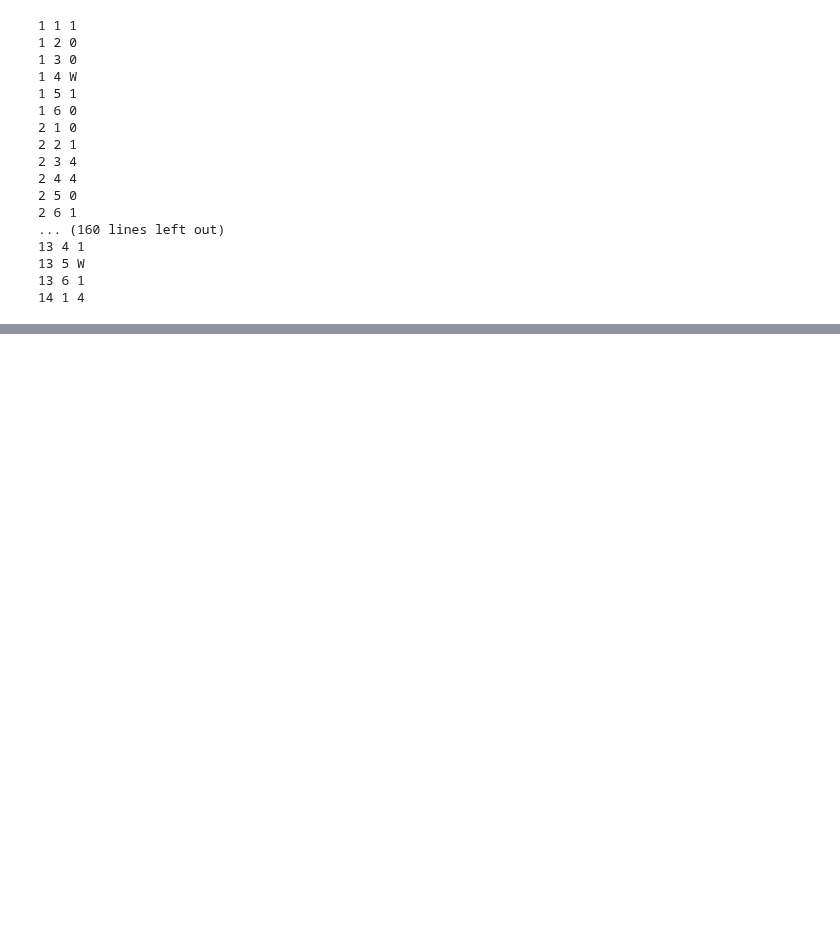
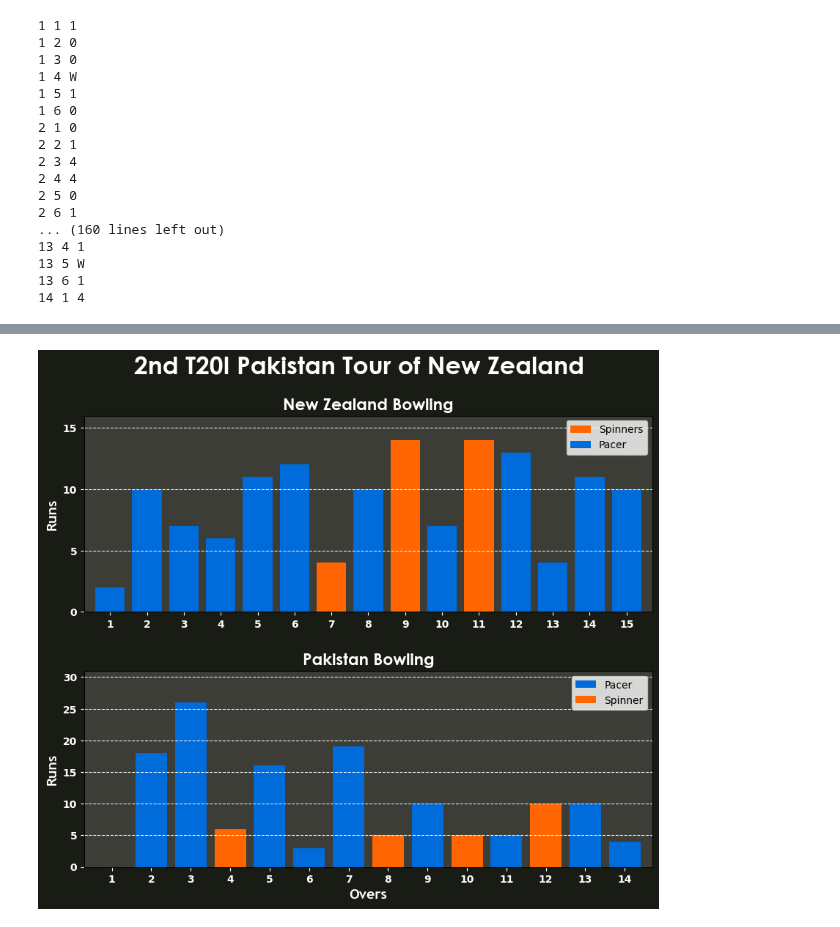
Before and after one commit to prakrist21/Python-File, a Jupyter notebook: Projects/Scraping Espncricinfo Selenium/dataframe.ipynb, the cells around one changed output, grey strips where cells are left out. Saved outputs shown, nothing was run; the diff lists cells and outputs as text; code cells hidden in the pictures; blank space fills up the shorter version.

```diff
--- a/Projects/Scraping Espncricinfo Selenium/dataframe.ipynb
+++ b/Projects/Scraping Espncricinfo Selenium/dataframe.ipynb
@@ -212,3 +202,6 @@ t12
+# %%
+Bowl1=t1[[ 'Over','Bowler','Run','Wkt','Type']]
+Bowl2=t2[[ 'Over','Bowler','Run','Wkt','Type']]
 # %%
 def applyThis(row):
     if row=="Spin":
@@ -257,0 +211,5 @@ plt.show()
+# %%
+Bowl1=Bowl1.copy()
+Bowl1.loc[:,'Color']=Bowl1['Type'].apply(applyThis)
+Bowl2=Bowl2.copy()
+Bowl2.loc[:,'Color']=Bowl2['Type'].apply(applyThis)
@@ -257,0 +231,69 @@ plt.show()
+# %%
+fig=plt.figure(figsize=(10,8))
+# Gap between 2 plots
+plt.subplots_adjust(hspace=0.3)
+fig.set_facecolor('#181C14')
+# plt.subplots_adjust(top=0.4)
+
+#Bowling 1st
+ax1=fig.add_subplot(2,1,1)
+ax1.set_facecolor('#3C3D37')
+
+pacer=Bowl1[Bowl1['Type']=='Spin']
+spin=Bowl1[Bowl1['Type']=='Pacer']
+
+ax1.bar(pacer['Over'],pacer['Run'],color='#FF6500',label="Spinners")
+ax1.bar(spin['Over'],spin['Run'],color="#006bdb",label="Pacer")
+
+ax1.set_title("New Zealand Bowling",fontsize=16,fontdict={'fontname':'Century Gothic','weight':'bold'},color="white")
+# ax1.set_xlabel("Overs",fontsize=14,fontdict={'fontname':'Trebuchet MS','weight':'bold'})
+ax1.set_ylabel("Runs",fontsize=14,fontdict={'fontname':'Trebuchet MS','weight':'bold'},color="white")
+
+ax1.set_xticks(np.arange(1,len(Bowl1)+1))
+ax1.set_xlim(0.3,len(Bowl1)+0.7)
+
+m1=max(Bowl1['Run'])
+ax1.set_ylim(0,m1+(5-(m1%5))+1)
+ax1.set_yticks(np.arange(0,m1+(5-m1%5)+1,5))
+
+ax1.set_xticklabels(ax1.get_xticks(),color="white",fontweight='bold')
+ax1.set_yticklabels(ax1.get_yticks(),color="white",fontweight='bold')
+
+ax1.tick_params(axis='both',colors="white")
+
+ax1.grid(axis='y',linestyle='--',color='#ffffff',alpha=0.9)
+ax1.legend()
+
+# Bowling 2nd
+ax2=fig.add_subplot(2,1,2)
+ax2.set_facecolor('#3C3D37')
+pacer=Bowl2[Bowl2['Type']=='Spin']
+spin=Bowl2[Bowl2['Type']=='Pacer']
+
+
+ax2.bar(pacer['Over'],pacer['Run'],color='#006bdb',label="Pacer")
+ax2.bar(spin['Over'],spin['Run'],color="#FF6500",label="Spinner",alpha=1)
+
+ax2.set_title("Pakistan Bowling",fontsize=16,fontdict={'fontname':'Century Gothic','weight':'bold'},color="white")
+ax2.set_xlabel("Overs",fontsize=14,fontdict={'fontname':'Trebuchet MS','weight':'bold'},color="white")
+ax2.set_ylabel("Runs",fontsize=14,fontdict={'fontname':'Trebuchet MS','weight':'bold'},color="white")
+# ax2.text(7,8,'@Copyright',color="black",fontsize=12,alpha=0.5)
+
+ax2.set_xticks(np.arange(1,len(Bowl2)+1))
+ax2.set_xlim(0.3,len(Bowl2)+0.7)
+
+m2=max(Bowl2['Run'])
+ax2.set_ylim(0,m2+(5-(m2%5))+1)
+ax2.set_yticks(np.arange(0,m2+(5-m2%5)+1,5))
+
+ax2.set_xticklabels(ax2.get_xticks(),color="white",fontweight='bold')
+ax2.set_yticklabels(ax2.get_yticks(),color="white",fontweight='bold')
+ax2.tick_params(axis='both',colors="white")
+ax2.grid(axis='y',linestyle='--',color='#ffffff',alpha=0.9)
+# ax2.legend(facecolor="#750E21",edgecolor="#750E21",labelcolor="white")
+ax2.legend()
+plt.suptitle("2nd T20I Pakistan Tour of New Zealand", fontsize=24,fontdict={'fontname':'Century Gothic'}, color="white",fontweight='bold')  # Add extra title space
+
+plt.show()
+# %% [output]
+[figure, added]
```
Also changed, not shown: parts of 10 cells of this notebook.
